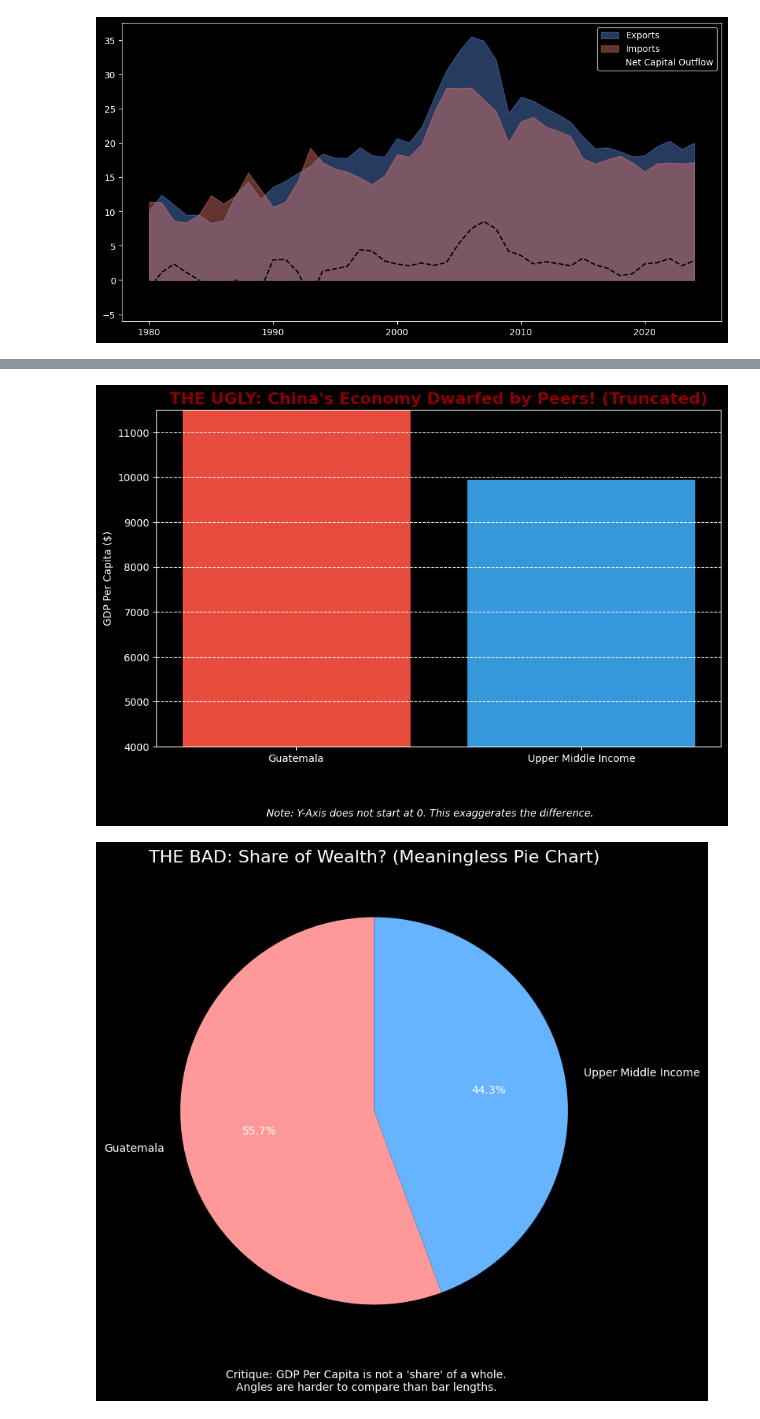
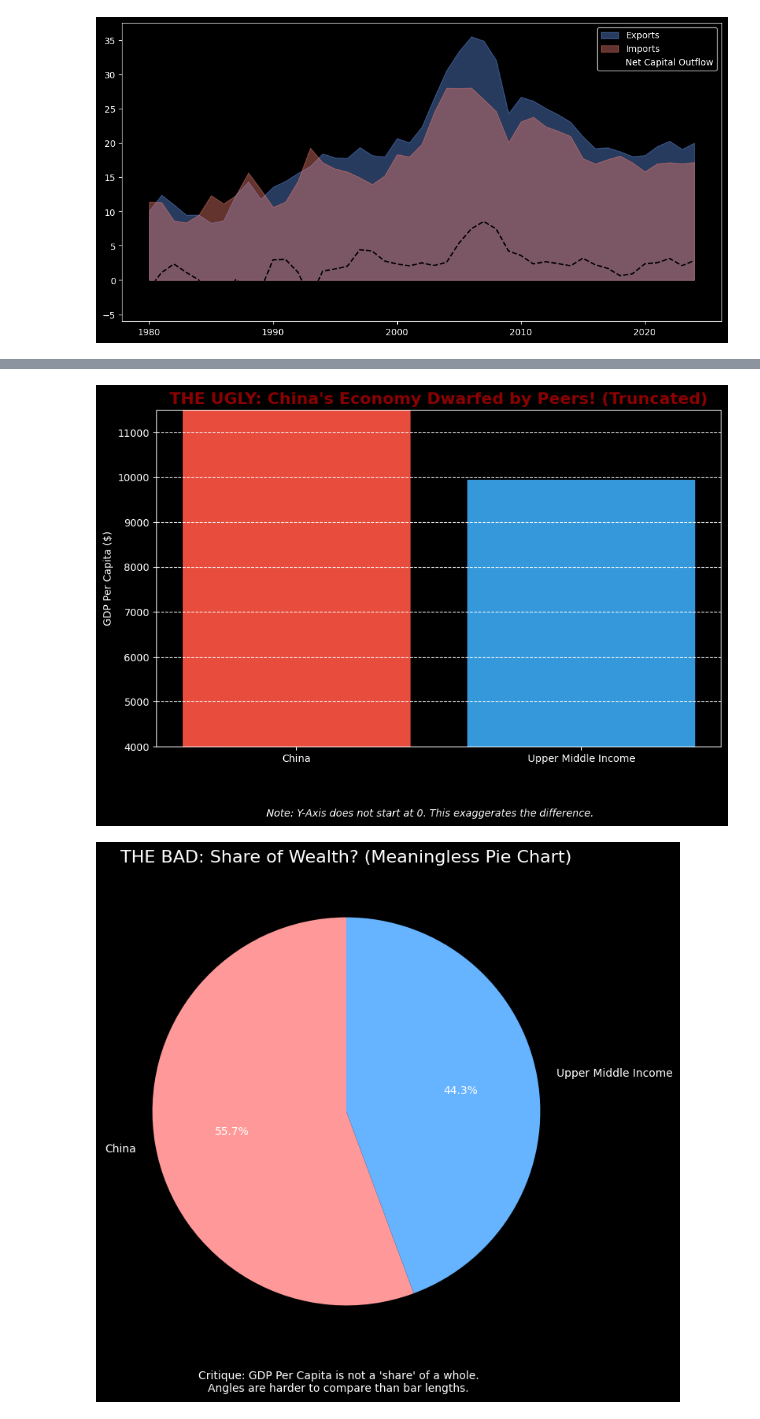
Before and after one commit to emcgeever-husky/Stats-ML, a Jupyter notebook: Lab 3/WBGAPI.ipynb, the cells around one changed output, grey strips where cells are left out. Drawn from its saved outputs; the diff is of its cells as text; code cells hidden in the pictures.

```diff
--- a/Lab 3/WBGAPI.ipynb
+++ b/Lab 3/WBGAPI.ipynb
@@ -192,37 +191,37 @@ chn_val = df.loc[snapshot_year, ('CHN', 'GDP_Per_Capita_Const')]
 umc_val = df.loc[snapshot_year, ('UMC', 'GDP_Per_Capita_Const')]
 
 values = [chn_val, umc_val]
-labels = ['Guatemala', 'Upper Middle Income']
+labels = ['China', 'Upper Middle Income']
 
 plt.figure(figsize=(10, 6))
 bars = plt.bar(labels, values, color=['#e74c3c', '#3498db'])
 
 # THE VIOLATION: Truncating the axis
-# Guatemala is approx 4600. UMC is approx 11000.
+# China is approx 4600. UMC is approx 11000.
 # Starting axis at 4000 makes CHN look tiny.
 plt.ylim(4000, 11500)
 
 plt.title("THE UGLY: China's Economy Dwarfed by Peers! (Truncated)", fontsize=16, fontweight='bold', color='darkred')
 plt.ylabel('GDP Per Capita ($)')
 plt.grid(axis='y', linestyle='--')
 plt.figtext(0.5, -0.05, "Note: Y-Axis does not start at 0. This exaggerates the difference.", ha="center", style='italic')
 
 plt.show()
 
 ## Bad Chart == Pie Chart
 plt.figure(figsize=(8, 8))
 
 # THE VIOLATION: Using a Pie Chart for non-summable data (GDP Per Capita)
 # Comparison of magnitudes should be a Bar Chart, not angles.
 plt.pie(values, labels=labels, autopct='%1.1f%%', colors=['#ff9999','#66b3ff'], startangle=90)
 
 plt.title('THE BAD: Share of Wealth? (Meaningless Pie Chart)', fontsize=16)
 plt.figtext(0.5, 0.05, "Critique: GDP Per Capita is not a 'share' of a whole.\nAngles are harder to compare than bar lengths.", ha="center")
 
 plt.show()
 # %% [output]
-[figure, old version]
+[figure, new version]
-[figure, old version]
+[figure, new version]
 # %%
 ## AI Dashboard
 import matplotlib.pyplot as plt
```
Also changed, not shown: parts of 3 cells of this notebook.
